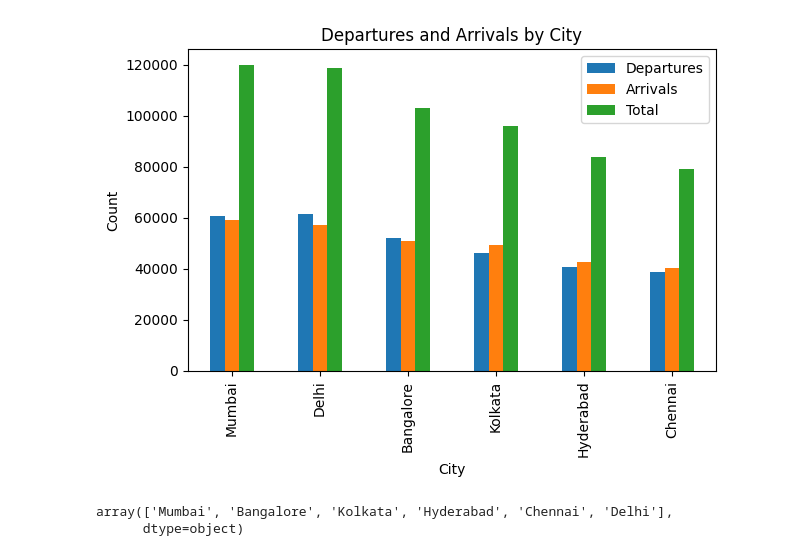
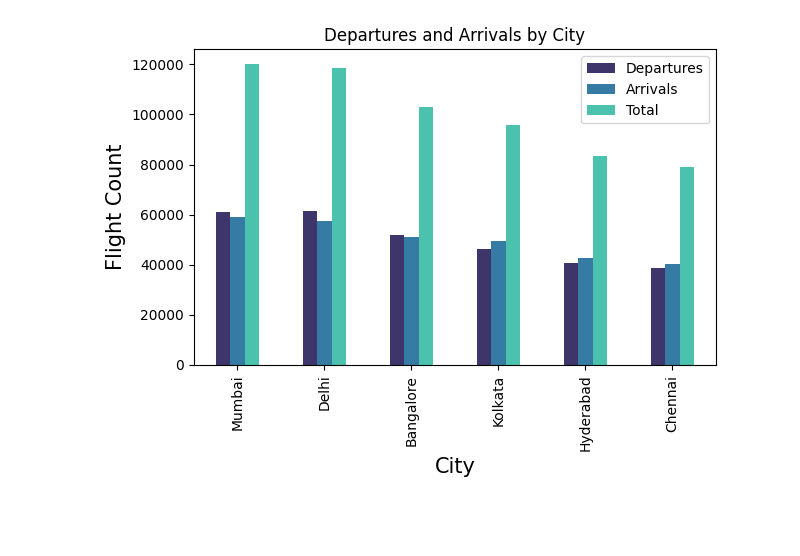
Before and after one commit to mel-m7/flight-eda-and-prediction, a Jupyter notebook: data_cleaning_visualization.ipynb, the cells around one changed output. Cells and saved outputs as stored; diff of their text form; code cells hidden in the pictures; blank space fills up the shorter version.

```diff
--- a/data_cleaning_visualization.ipynb
+++ b/data_cleaning_visualization.ipynb
@@ -95,20 +38,0 @@ df
-# %%
-def duration_to_hours(duration_str):
-    hours, minutes = duration_str.split(' ')
-    if hours[:-1] == '':
-      hours = 0
-    else:
-      hours = float(hours[:-1])
-    if minutes[:-1] == '':
-      minutes = 0
-    else:
-      minutes = float(minutes[:-1])
-    return round(hours + minutes / 60.0, 2)
-
-df['time_taken'] = df['time_taken'].apply(duration_to_hours)
-# %%
-df['date'] = pd.to_datetime(df['date'], format='%d-%m-%Y')
-df['dep_time'] = pd.to_datetime(df['dep_time']).dt.time
-df['arr_time'] = pd.to_datetime(df['arr_time']).dt.time
-# %%
-df['price'] = df['price'].str.replace(',', '').astype(int)
@@ -116,0 +39,4 @@ Data Visualization
+# %%
+# Price is in Indian rupees, let us convert it to usd
+
+df['price'] = df['price'].div(83).round(2)
@@ -128,31 +54,21 @@ df.to_csv('flights.csv', index=False)
 # %%
-departure_counts = df['from'].value_counts()
-arrival_counts = df['to'].value_counts()
+departure_counts = df['source_city'].value_counts()
+arrival_counts = df['destination_city'].value_counts()
 
-# Combine departure and arrival counts
 city_counts = pd.concat([departure_counts, arrival_counts], axis=1, keys=['Departures', 'Arrivals'])
 
-# Fill NaN values with 0
-city_counts.fillna(0, inplace=True)
-
-# Sort by total counts (sum of departures and arrivals)
 city_counts['Total'] = city_counts['Departures'] + city_counts['Arrivals']
 city_counts.sort_values(by='Total', ascending=False, inplace=True)
 
 fig, ax = plt.subplots()
-city_counts.plot(kind='bar', ax=ax)
+city_counts.plot(kind='bar', color=['#3e356b', '#357ba3', '#4bc2ad'], ax=ax)
 
-plt.xlabel('City')
-plt.ylabel('Count')
+plt.xlabel('City', fontsize=15)
+plt.ylabel('Flight Count', fontsize=15)
 plt.title('Departures and Arrivals by City')
 
 plt.legend()
 plt.tight_layout()
 plt.show()
 # %% [output]
-[figure, old version]
+[figure, new version]
-# %%
-df['to'].unique()
-# %% [output]
-array(['Mumbai', 'Bangalore', 'Kolkata', 'Hyderabad', 'Chennai', 'Delhi'],
-      dtype=object)
```
Also changed, not shown: parts of 15 cells of this notebook, 7 other files.
